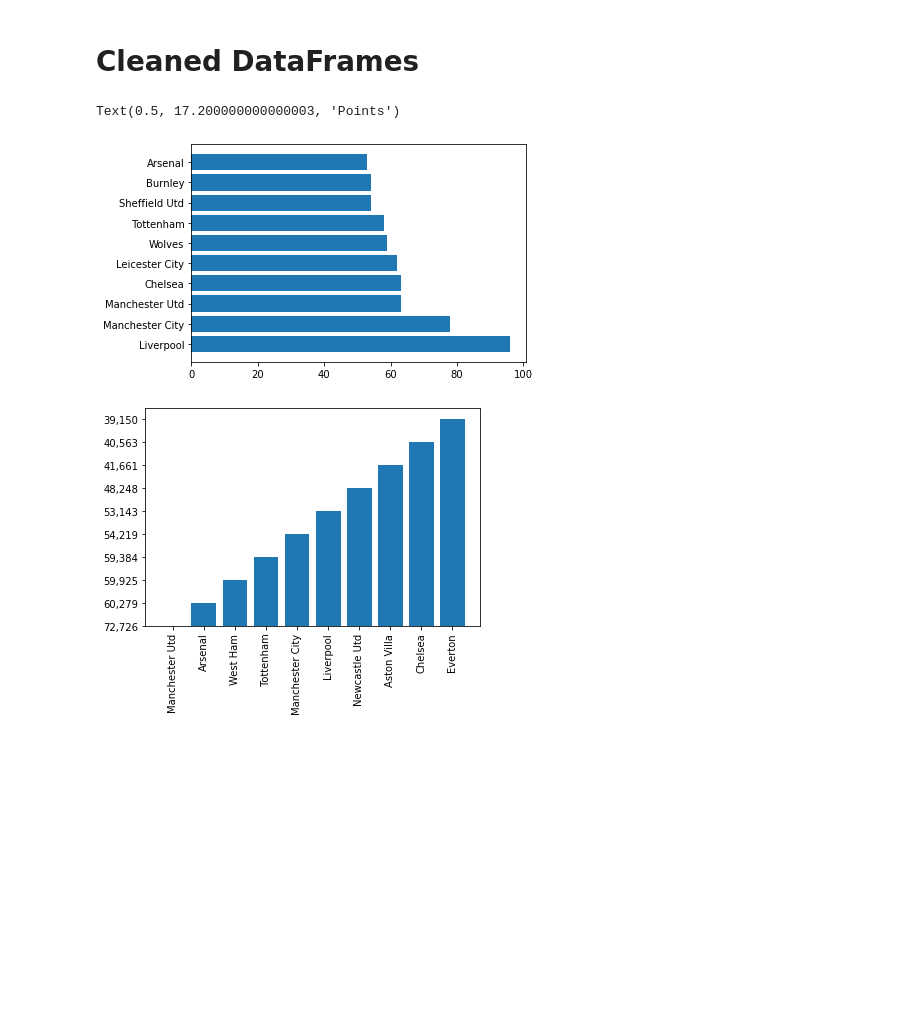
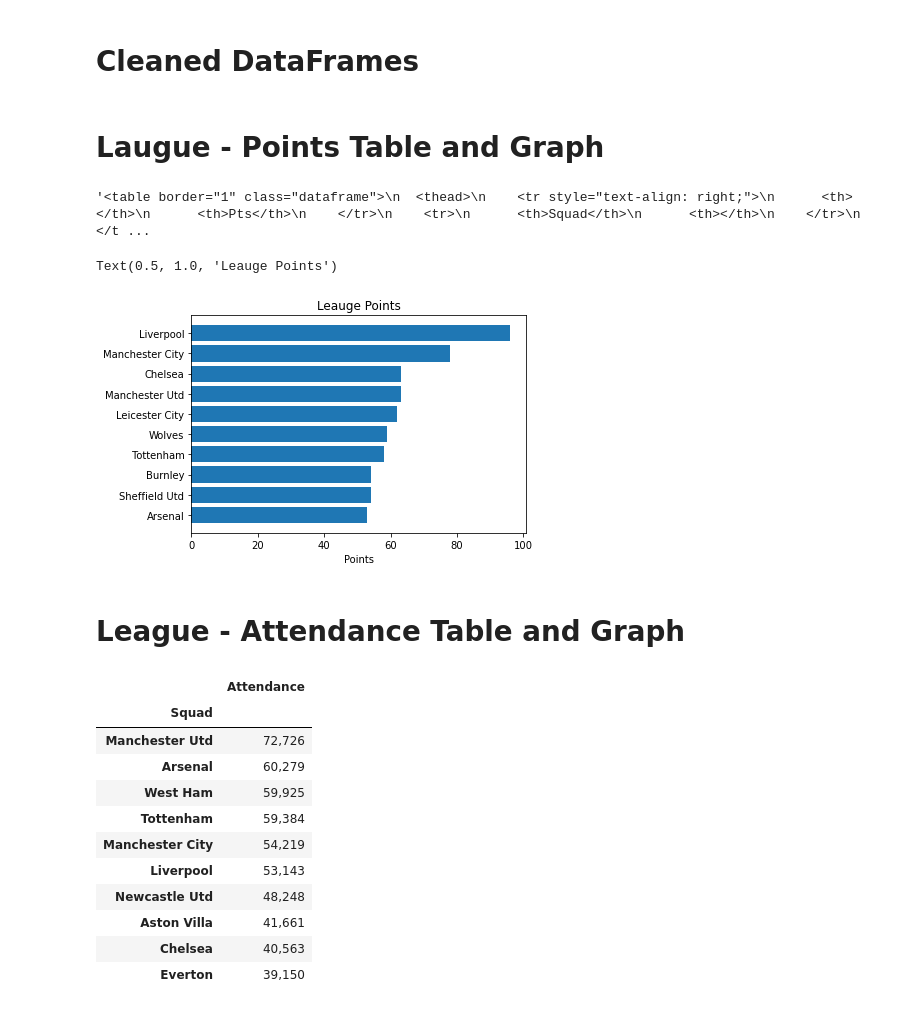
Before and after one commit to onenaghi/Web-Design-Challenge, a Jupyter notebook: WebData.ipynb, the cells around one changed output. Cells and saved outputs as stored; diff of their text form; code cells hidden in the pictures; blank space fills up the shorter version.

Commit message:
added images

```diff
--- a/WebData.ipynb
+++ b/WebData.ipynb
@@ -142,36 +166,53 @@ SquadPass_df
 | 19 | Burnley | 22 | 9594 | 13779 | 69.6 | 196142 | 76152 |
 # %% [markdown]
 # Cleaned DataFrames
+# %% [markdown]
+# Laugue - Points Table and Graph
+# %%
+# Create a new dataframe from EPL_df
+points_df = EPL_df[["Squad", "Pts"]].set_index('Squad').head(10)
+points_df.to_html()
+# %% [output]
+'<table border="1" class="dataframe">\n  <thead>\n    <tr style="text-align: right;">\n      <th></th>\n      <th>Pts</th>\n    </tr>\n    <tr>\n      <th>Squad</th>\n      <th></th>\n    </tr>\n  </t ...
 # %%
-# Create a new dataframe from EPL_df
-points_df = EPL_df[["Squad", "Pts"]].head(10)
-# points_df
 # Create Bar Graph for POINTS
+points_df = points_df.sort_values('Pts', ascending=True)
 x_axis = points_df["Pts"]
-y_axis = points_df["Squad"]
+y_axis = points_df.index
 plt.barh(y_axis, x_axis)
+plt.xlabel('Points')
+plt.title('Leauge Points')
+# plt.grid()
+
 # tickvalues = range(0,len(x_axis))
 # ax.set_yticks(y_axis)
 # ax.set_yticklabels('Teams')
 # ax.invert_yaxis()  # labels read top-to-bottom
 # ax.set_xlabel('Points')
 # ax.set_title('Premier League Leaders')
+
+# plt.savefig('images/points.png')
 # %% [output]
-Text(0.5, 17.200000000000003, 'Points')
+Text(0.5, 1.0, 'Leauge Points')
-[figure, old version]
+[figure, new version]
+# %% [markdown]
+# League - Attendance Table and Graph
 # %%
 # Create a new dataframe from EPL_df
 att_df = EPL_df[["Squad", "Attendance"]]
 att_df = att_df.sort_values("Attendance", ascending=False).head(10)
-# att_df = att_df.reset_index(drop=True)
+att_df = att_df.set_index('Squad')
 att_df
-# Create Bar Graph for ATTENDANCE
-
-x_axis = att_df["Squad"]
-y_axis = att_df["Attendance"]
-plt.bar(x_axis, y_axis)
-plt.xticks(rotation="vertical")
-
-plt.show()
 # %% [output]
-[figure, removed]
+|  | Attendance |
+| Squad |  |
+| Manchester Utd | 72,726 |
+| Arsenal | 60,279 |
+| West Ham | 59,925 |
+| Tottenham | 59,384 |
+| Manchester City | 54,219 |
+| Liverpool | 53,143 |
+| Newcastle Utd | 48,248 |
+| Aston Villa | 41,661 |
+| Chelsea | 40,563 |
+| Everton | 39,150 |
```
Also changed, not shown: parts of 23 cells of this notebook, 9 other files.
